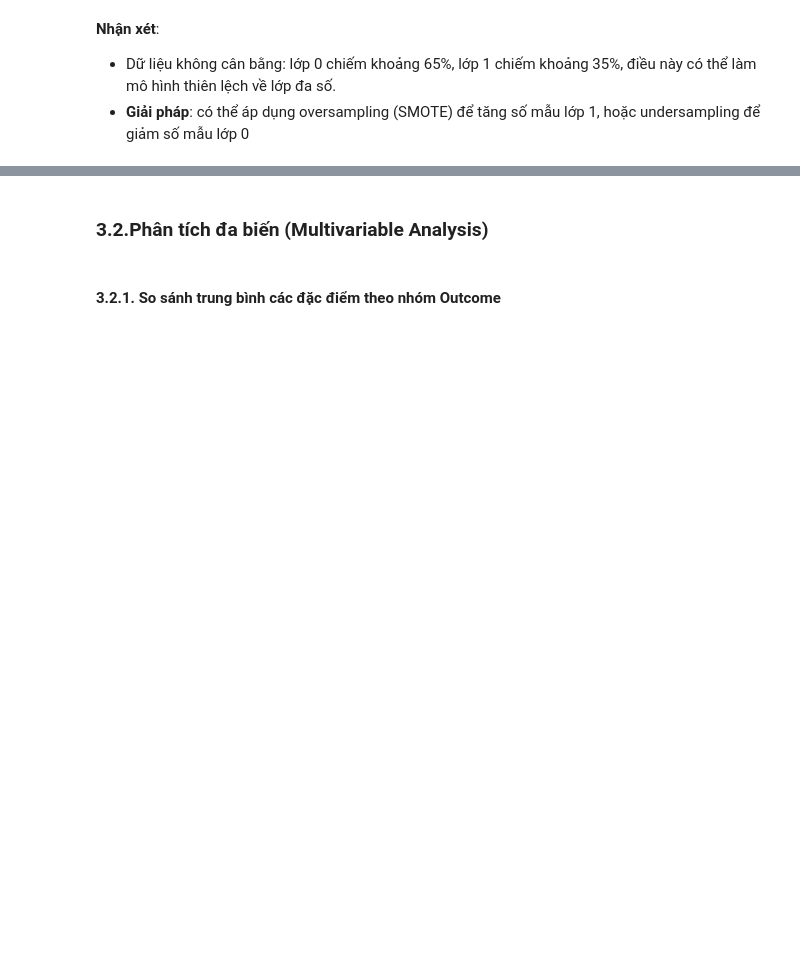
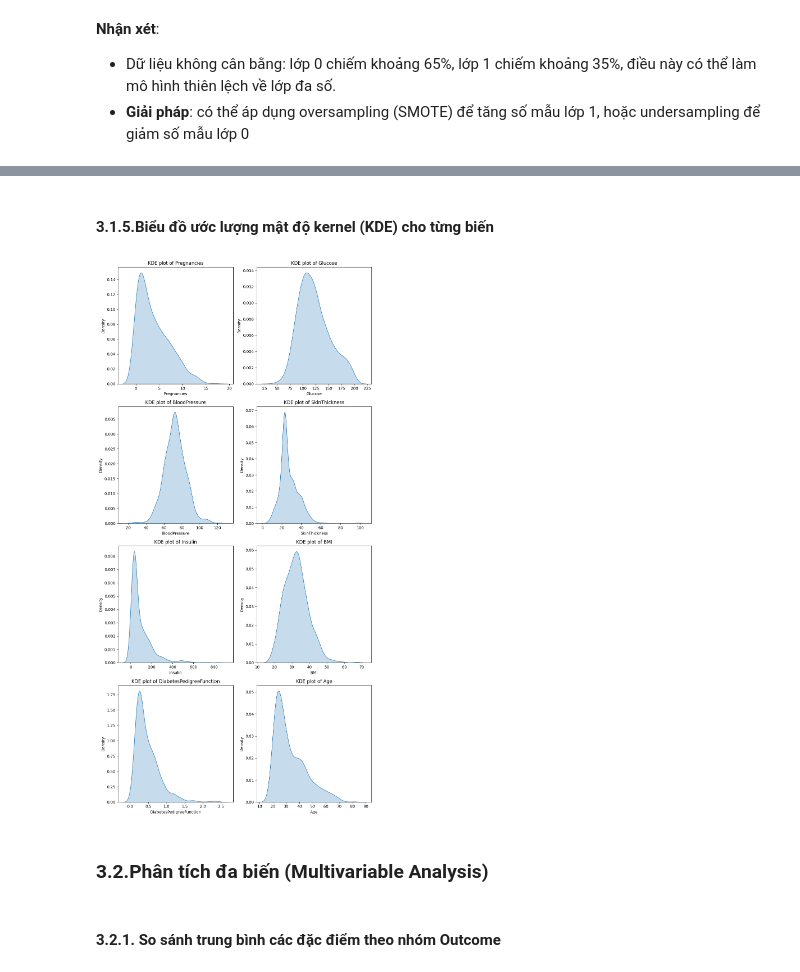
Before and after one commit to mihhwiNick/DA_project, a Jupyter notebook: EDA-BenhTieuDuong/EDA-Benh_Dai-Thao-Duong.ipynb, the cells around one changed output, grey strips where cells are left out. Saved outputs shown, nothing was run; the diff lists cells and outputs as text; code cells hidden in the pictures; blank space fills up the shorter version.

```diff
--- a/EDA-BenhTieuDuong/EDA-Benh_Dai-Thao-Duong.ipynb
+++ b/EDA-BenhTieuDuong/EDA-Benh_Dai-Thao-Duong.ipynb
@@ -410,3 +265,23 @@ pima.insert(2, "Glucose Result", OGTT_Result)
+# %% [markdown]
+#### **3.1.5.Biểu đồ ước lượng mật độ kernel (KDE) cho từng biến**
+# %%
+num_columns = len(pima.columns.drop('Outcome'))
+num_rows = (num_columns + 1) // 2
+
+plt.figure(figsize=(10, 5*num_rows))
+
+# Select only numeric columns for KDE plot
+numeric_cols = pima.select_dtypes(include=np.number).columns.drop('Outcome', errors='ignore')
+
+for i, column in enumerate(numeric_cols):
+    plt.subplot(num_rows, 2, i+1)
+    sns.kdeplot(data=pima[column], fill=True)
+    plt.title(f'KDE plot of {column}')
+
+plt.tight_layout()
+plt.show()
+# %% [output]
+[figure, added]
 # %% [markdown]
 ### **3.2.Phân tích đa biến (Multivariable Analysis)**
 # %% [markdown]
```
Also changed, not shown: parts of 65 cells of this notebook.
